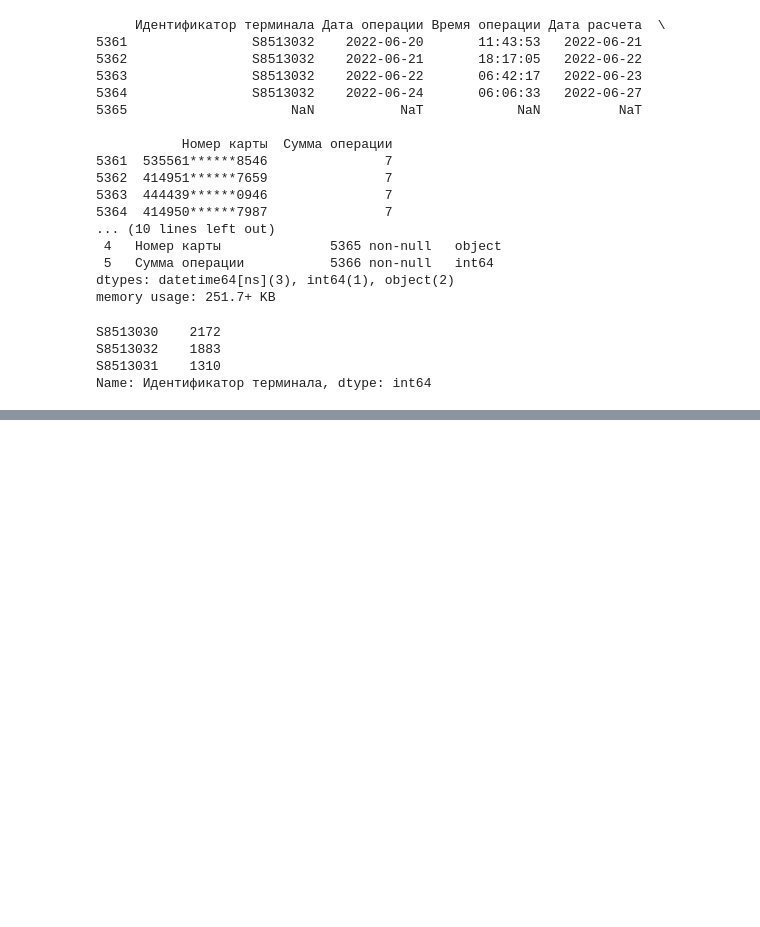
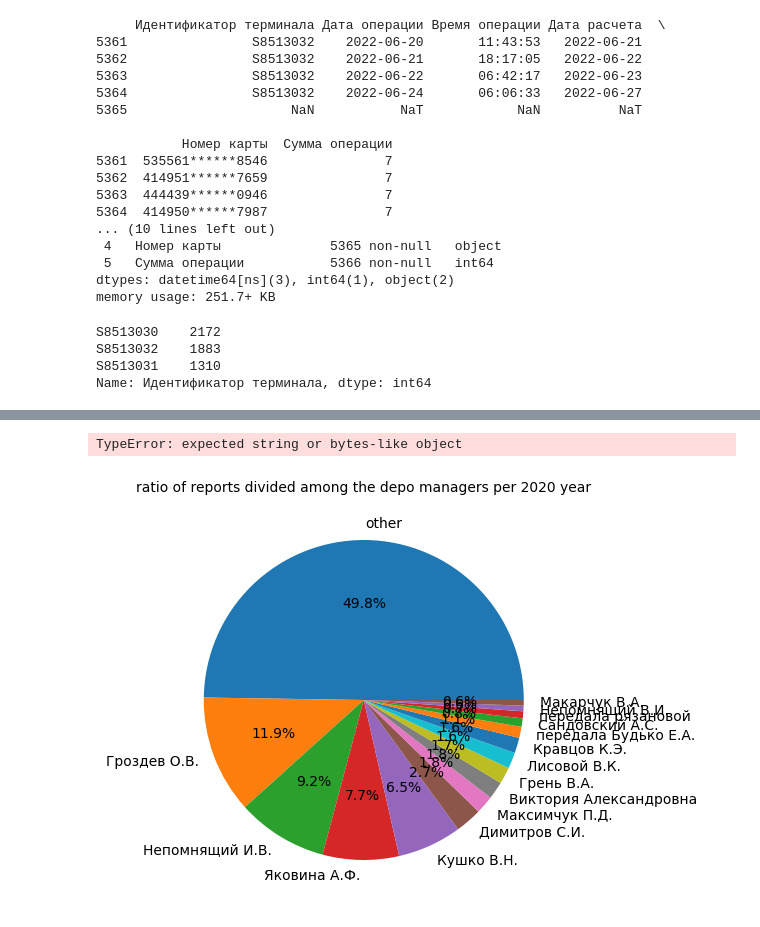
Before and after one commit to Smoothoperator2022/Homework-Skillfactory, a Jupyter notebook: practise CE OMET.ipynb, the cells around one changed output, grey strips where cells are left out. Saved outputs shown, nothing was run; the diff lists cells and outputs as text; code cells hidden in the pictures; blank space fills up the shorter version.

```diff
--- a/practise CE OMET.ipynb
+++ b/practise CE OMET.ipynb
@@ -44,0 +119,40 @@ UnicodeDecodeError: 'utf-8' codec can't decode byte 0xce in position 36: invalid
+# %%
+import pandas as pd
+import re
+import matplotlib.pyplot as plt
+report_2019 = pd.read_excel('data/Таблица для инфоцентра 2019-2020 .xlsx')
+rep_19 = report_2019.copy()
+rep_19['Дата'] = pd.to_datetime(rep_19['Дата'])
+"""№	Дата	Время	ФИО абонента	Номер	Комментарии/жалобы	№ м-та	Кому передано	Вопрос/жалоба
+Оператор	Стадия	Ответ по жалобе/вопросу	Примечание	weekday """
+
+rep_19['Кому передано'] = rep_19['Кому передано'].apply(lambda x: 'Гроздев О.В.'
+                                        if x == 'Гроздеву О.В.' or x == 'передала Гроздеву' else x)
+rep_19['Кому передано'] = rep_19['Кому передано'].apply(lambda x: 'Максимчук П.Д.'
+                                        if x == 'передала максимчуку' else x)
+popular_respond = rep_19['Кому передано'].value_counts().nlargest(15).index
+rep_19['Кому передано'] = rep_19['Кому передано'].apply(lambda x: x if x in popular_respond else 'other')
+report_count = rep_19['Кому передано'].value_counts()
+
+fig = plt.figure(figsize=(8,4))
+ax = fig.add_axes((1,1,1,1))
+pie = ax.pie(
+    report_count,
+    labels=report_count.index,
+    autopct='%1.1f%%'
+)
+title = ax.set_title('ratio of reports divided among the depo managers per 2020 year', fontsize=10)
+
+def check_trol(name):
+#    name = name.lower()
+    a = re.findall(r'\w*трол\w*', name)
+    try:
+        if a[0] in name:
+            return name
+    except IndexError:
+        return None
+
+rep_19['trol_group'] = rep_19['№ м-та'].apply(check_trol)
+# %% [output]
+TypeError: expected string or bytes-like object
+[figure, added]
```
Also changed, not shown: parts of 6 cells of this notebook, 28 other files.
